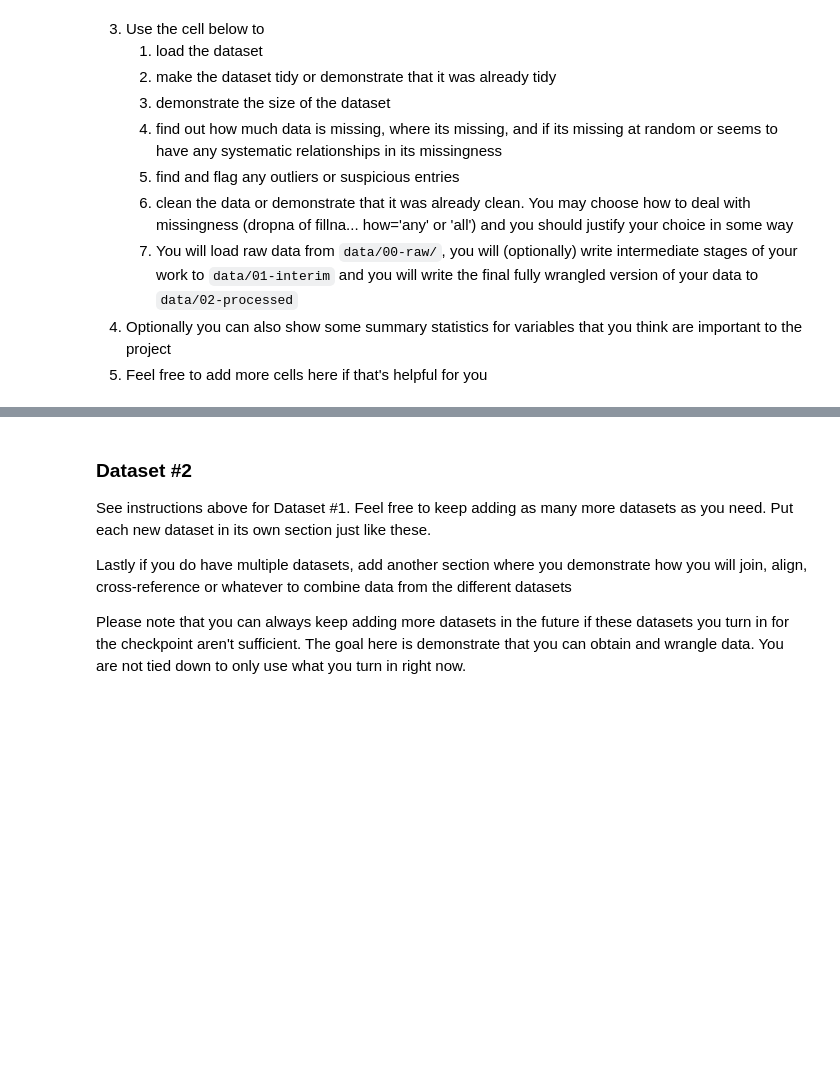
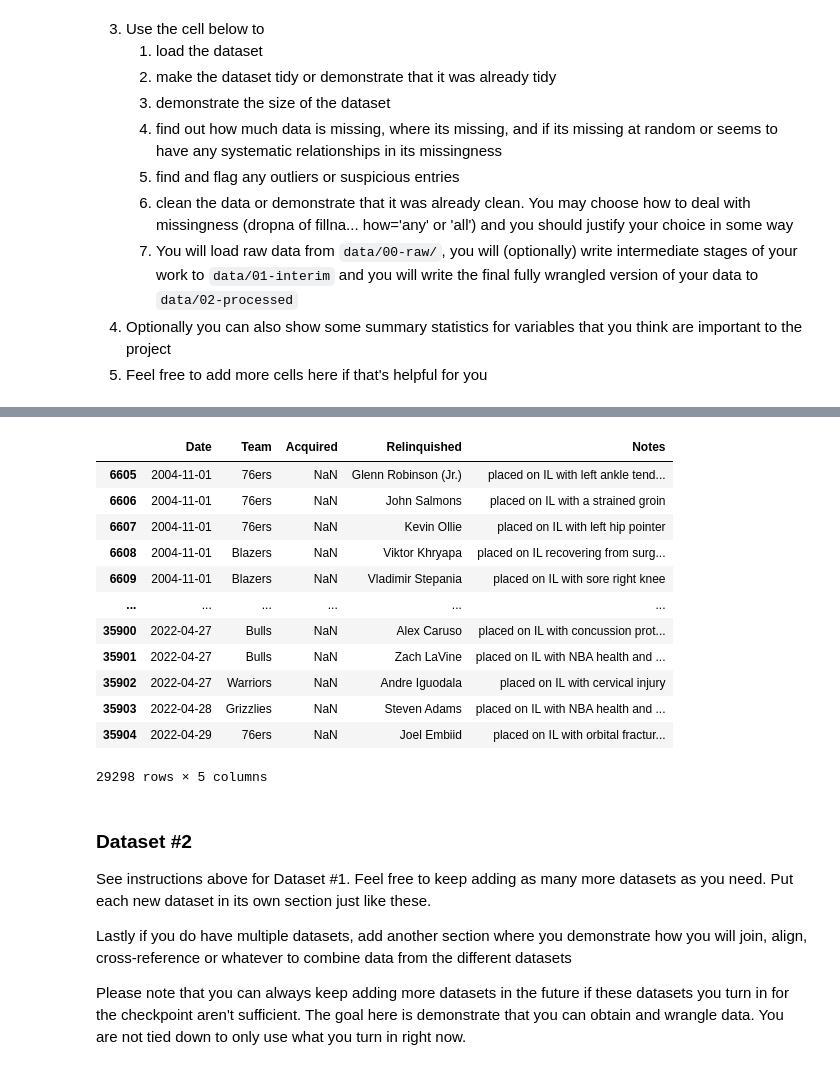
Before and after one commit to COGS108/Group-SP26-100, a Jupyter notebook: 01-DataCheckpoint.ipynb, the cells around one changed output, grey strips where cells are left out. Saved outputs shown, nothing was run; the diff lists cells and outputs as text; code cells hidden in the pictures; blank space fills up the shorter version.

Commit message:
Modified DataCheckpoint

```diff
--- a/01-DataCheckpoint.ipynb
+++ b/01-DataCheckpoint.ipynb
@@ -159,0 +166,15 @@ Instructions:
+# %%
+## YOUR CODE TO LOAD/CLEAN/TIDY/WRANGLE THE DATA GOES HERE
+nba_injury_stats = pd.read_csv('data/00-raw/NBA Player Injury Stats(1951 - 2023).csv', index_col = 0)
+
+## Since Acquired, Relinquished, and Notes may be missing by design, we check Date and Team for null values
+print(nba_injury_stats[['Date', 'Team']].isna().sum())
+
+## Converting the Date column to datetime64
+nba_injury_stats['Date'] = pd.to_datetime(nba_injury_stats['Date'])
+
+## To match the timeline of Dataset #2, we filter the dataset to dates from 2004-2022
+nba_injury_stats = nba_injury_stats[(nba_injury_stats['Date'] >= '2004-11-01') & (nba_injury_stats['Date'] <= '2022-04-30')]
+
+## Since Notes contains free text, we should see its values to know if we need to drop any moves made for non-injury reasons.
+nba_injury_stats['Notes'].value_counts()
@@ -159,0 +247,7 @@ Instructions:
+# %%
+## Doing the same thing with Acquired
+acquired_only = nba_injury_stats[nba_injury_stats['Acquired'].notna()]
+print(acquired_only['Acquired'].value_counts())
+print(nba_injury_stats[nba_injury_stats['Acquired'].str.contains('placed on IL with left knee injury', na=False)])
+
+nba_injury_stats = nba_injury_stats.drop(index = 35852)
@@ -160,3 +273,21 @@ Instructions:
+# %%
+## Finally, checking for rows where both Acquired and Relinquished are both null
+both_null = (nba_injury_stats['Acquired'].isna()) & (nba_injury_stats['Relinquished'].isna())
+nba_injury_stats = nba_injury_stats[~both_null]
+# %% [output]
+|  | Date | Team | Acquired | Relinquished | Notes |
+| 6605 | 2004-11-01 | 76ers | NaN | Glenn Robinson (Jr.) | placed on IL with left ankle tend... |
+| 6606 | 2004-11-01 | 76ers | NaN | John Salmons | placed on IL with a strained groin |
+| 6607 | 2004-11-01 | 76ers | NaN | Kevin Ollie | placed on IL with left hip pointer |
+| 6608 | 2004-11-01 | Blazers | NaN | Viktor Khryapa | placed on IL recovering from surg... |
+| 6609 | 2004-11-01 | Blazers | NaN | Vladimir Stepania | placed on IL with sore right knee |
+| ... | ... | ... | ... | ... | ... |
+| 35900 | 2022-04-27 | Bulls | NaN | Alex Caruso | placed on IL with concussion prot... |
+| 35901 | 2022-04-27 | Bulls | NaN | Zach LaVine | placed on IL with NBA health and ... |
+| 35902 | 2022-04-27 | Warriors | NaN | Andre Iguodala | placed on IL with cervical injury |
+| 35903 | 2022-04-28 | Grizzlies | NaN | Steven Adams | placed on IL with NBA health and ... |
+| 35904 | 2022-04-29 | 76ers | NaN | Joel Embiid | placed on IL with orbital fractur... |
+29298 rows × 5 columns
 # %% [markdown]
 ### Dataset #2
 
```
Also changed, not shown: parts of 8 cells of this notebook.
